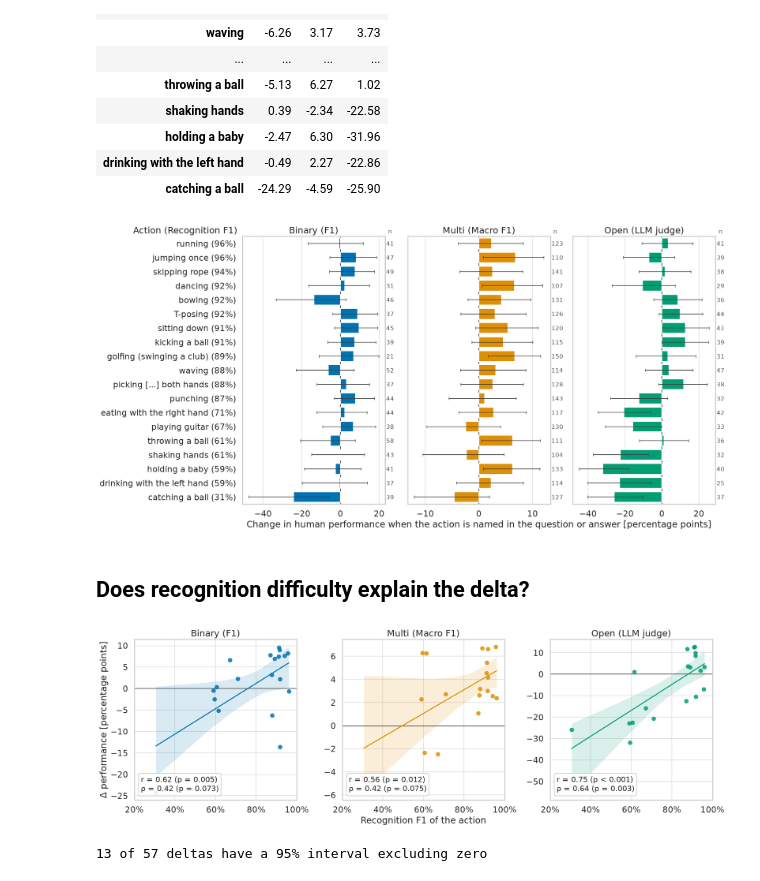
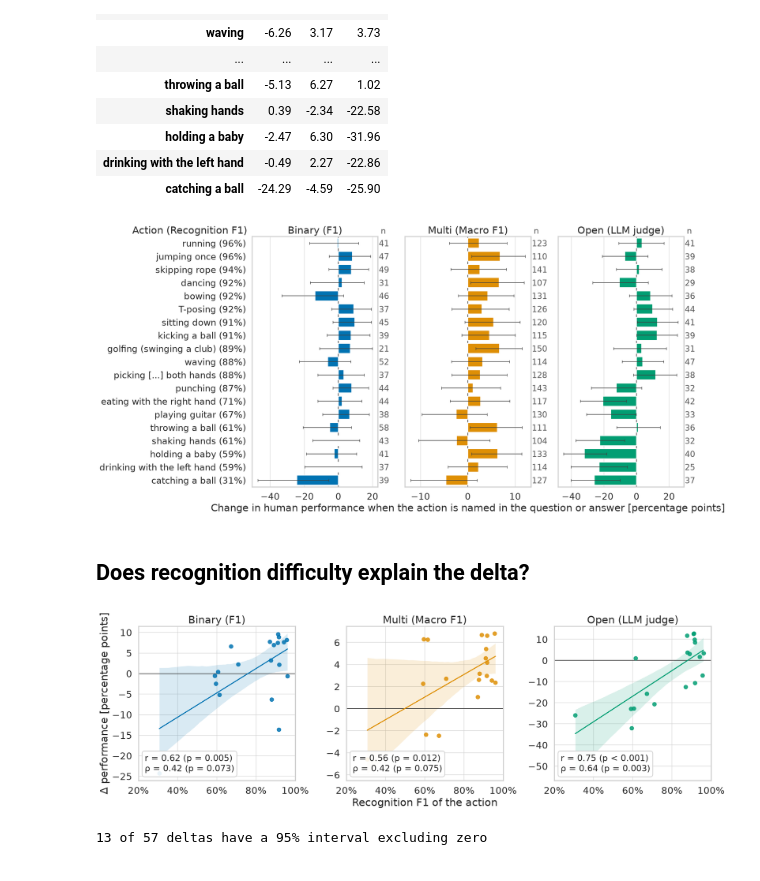
Before and after one commit to felixdivo/quants-eval, a Jupyter notebook: eval-all/action-difficulty.ipynb, the cells around one changed output. Saved outputs shown, nothing was run; the diff lists cells and outputs as text; code cells hidden in the pictures.

Commit message:
Enlarge figure fonts

```diff
--- a/eval-all/action-difficulty.ipynb
+++ b/eval-all/action-difficulty.ipynb
@@ -42,7 +42,7 @@ PLOTS = ROOT / "eval-all" / "plots"
 PLOTS.mkdir(exist_ok=True)
 
 sns.set_style("whitegrid")
-sns.set_context("talk")
+sns.set_context("talk", font_scale=1.15)  # readable once the figures are scaled down in the paper
 PALETTE = sns.color_palette("colorblind")
 plt.rcParams["pdf.fonttype"] = 42  # TrueType instead of Type 3, required by most camera-ready checks
 plt.rcParams["ps.fonttype"] = 42
@@ -515,7 +515,9 @@ for ax, (name, colour) in zip(axes, zip(SPLITS, PALETTE)):
 
     # In-group size in its own gutter on the right, where it cannot collide with a bar
     gutter = ax.secondary_yaxis("right")
-    gutter.set_yticks(positions, [str(n) for n in subset["n_in"]], fontsize=12, color="0.35")
+    gutter.set_yticks(
+        positions, [str(n) for n in subset["n_in"]], fontsize="small", color="0.35"
+    )
     gutter.tick_params(axis="y", length=0, pad=2)
     ax.annotate(
         "n",
@@ -525,7 +527,7 @@ for ax, (name, colour) in zip(axes, zip(SPLITS, PALETTE)):
         textcoords="offset points",
         ha="left",
         va="baseline",
-        fontsize=12,
+        fontsize="small",
         color="0.35",
     )
 
@@ -535,34 +537,34 @@ ABBREVIATED = {"picking something up with both hands": "picking [...] both hands
 axes[0].set_yticks(
     positions,
     [
         f"{ABBREVIATED.get(action, action)} ({recognition.loc[action, 'recognition_f1']:.0%})"
         for action in ACTION_ORDER
     ],
 )
 axes[0].invert_yaxis()  # easiest to recognise at the top
 axes[0].set_ylim(len(ACTION_ORDER) - 0.5, -0.5)
 axes[1].set_xlabel(
     "Change in human performance when the action is named in the question or answer "
     "[percentage points]"
 )
 
 # Heading for the action column, typeset like the panel titles next to it
 axes[0].annotate(
     "Action (Recognition F1)",
     xy=(0, 1),
     xycoords="axes fraction",
     xytext=(-10, 6),
     textcoords="offset points",
     ha="right",
     va="baseline",
     fontsize=axes[0].title.get_fontsize(),
 )
 
 fig.tight_layout()
 fig.savefig(PLOTS / "action_deltas.pdf", bbox_inches="tight", pad_inches=0)
 plt.show()
 # %% [output]
-[figure, old version]
+[figure, new version]
 # %% [markdown]
 ## Does recognition difficulty explain the delta?
 # %%
@@ -615,7 +617,7 @@ fig.tight_layout()
 fig.savefig(PLOTS / "action_recognition_vs_delta.pdf", bbox_inches="tight", pad_inches=0)
 plt.show()
 # %% [output]
-[figure, old version]
+[figure, new version]
 # %%
 # How many of the 57 deltas are individually distinguishable from zero?
 significant = deltas[(deltas["ci_low"] > 0) | (deltas["ci_high"] < 0)]
```
